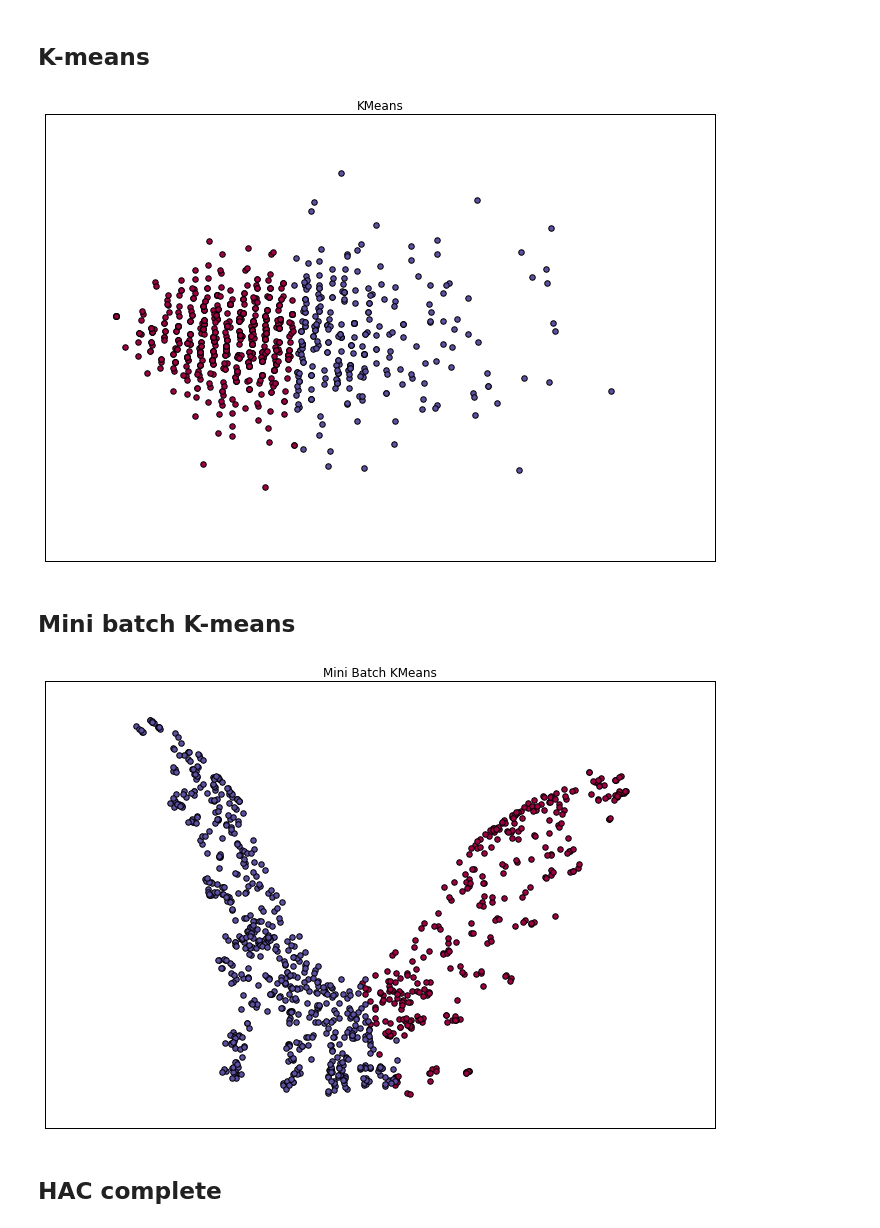
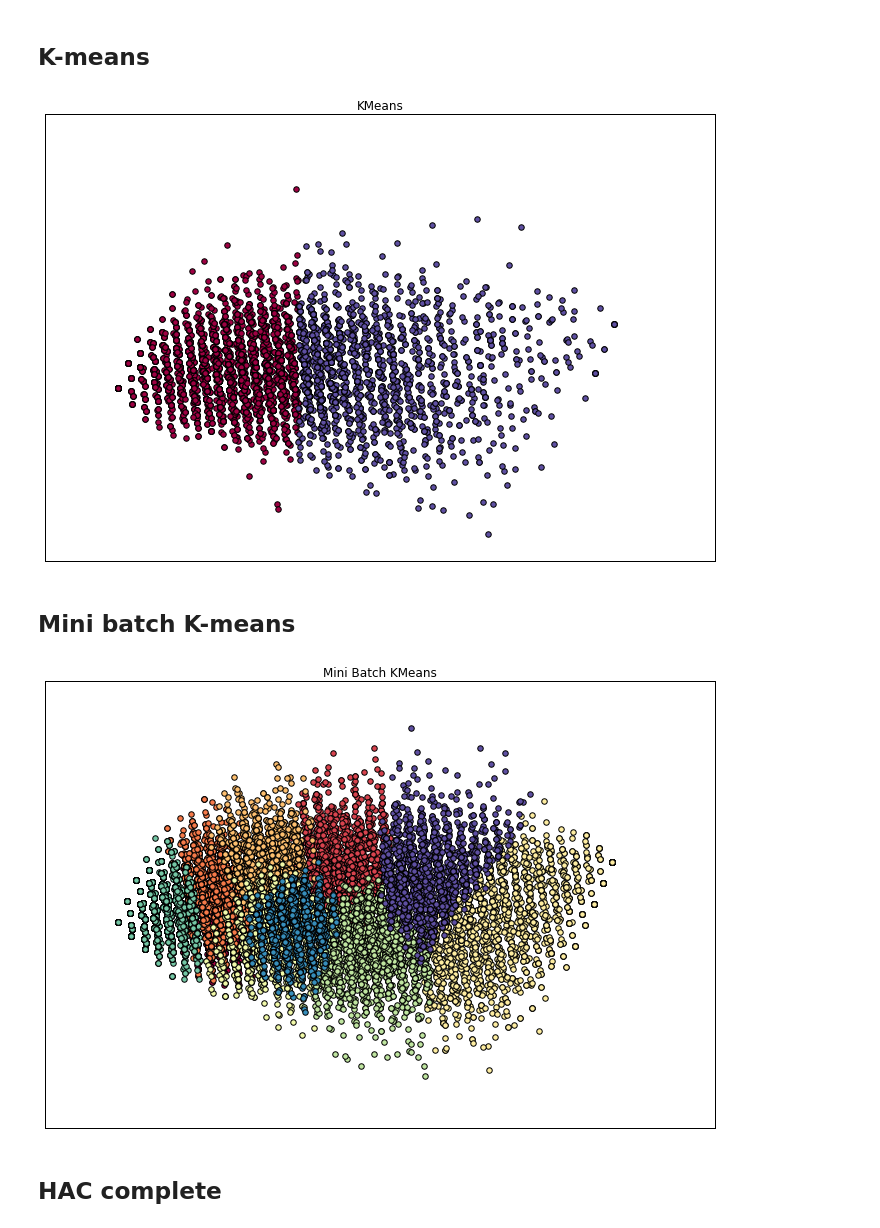
Before and after one commit to FMena14/Mineria1, a Jupyter notebook: Tarea1.ipynb, the cells around one changed output. Cells and saved outputs as stored; diff of their text form; code cells hidden in the pictures.

```diff
--- a/Tarea1.ipynb
+++ b/Tarea1.ipynb
@@ -42,7 +42,8 @@ Cantidad de nombres distribuidoras de cervezas distintas:  5743
 #transforma a categorico
 df["brewery_name"] = df["brewery_name"].astype('category')
 df["beer_style"] = df["beer_style"].astype('category')
-#df["beer_name"] = df["beer_name"].astype('category')
+df["beer_name"] = df["beer_name"].astype('category')
+df["review_profilename"] = df["review_profilename"].astype('category')
 
 df.info()
 
@@ -80,0 +86,22 @@ Describir el dataset con todo  lo descrito
+# %%
+#se toma una muestra  de tamanno N y explicar porque
+np.random.seed(4711)  # for repeatability of this
+df_sample = df.sample(1000)
+# %%
+#beer abv tiene nan
+df_sample['beer_abv'].fillna(0, inplace=True)
+
+columns = ['review_overall','review_aroma','review_appearance','review_palate','review_taste']
+           #'beer_abv'] # 'brewery_name','beer_style','review_profilename', 'beer_name','review_time'
+
+df_numericos = df_sample.ix[:,columns]
+X = df_numericos.as_matrix()
+from sklearn.preprocessing import StandardScaler
+X_std = StandardScaler().fit_transform(X)
+
+from sklearn import manifold
+#X_red = manifold.SpectralEmbedding(n_components=2).fit_transform(X_std)
+#X_red = manifold.TSNE(n_components=2).fit_transform(X_std)
+
+from sklearn.decomposition import PCA
+X_red = PCA(n_components=2).fit_transform(X_std)
@@ -89,13 +132,10 @@ from sklearn.cluster import KMeans
 k = 2
 #se ajusta kMeans aa los datos
 k_means = KMeans(init="random", n_clusters=k, n_init=10)
+#init = "k-means++"
+
 k_means.fit(X)
 
-from sklearn import manifold
-#se proyecta a dos dimensiones para presentar los cluster
-X_red = manifold.SpectralEmbedding(n_components=2).fit_transform(X)
-from sklearn.decomposition import PCA
-X_red = PCA(n_components=2).fit_transform(X)
 
 k_means_labels = k_means.labels_
 k_means_cluster_centers = k_means.cluster_centers_
@@ -112,7 +152,7 @@ plt.xticks(())
 plt.yticks(())
 plt.show()
 # %% [output]
-[figure, old version]
+[figure, new version]
 # %% [markdown]
 ## Mini batch K-means
 # %%
@@ -121,31 +161,33 @@ df_numericos = df.ix[:,['review_overall','review_aroma','review_appearance','rev
 X = df_numericos.as_matrix()
 # %%
 from sklearn.cluster import MiniBatchKMeans
-k = 2
+k = 10
 #se ajusta mini batch kMeans aa los datos
-k_means = MiniBatchKMeans(n_clusters=k, batch_size=10, random_state=10)
+k_means = MiniBatchKMeans(n_clusters=k, batch_size=100, random_state=10)
+#init : {‘k-means++’, ‘random’ or an ndarray}, default: ‘k-means++’
+
 k_means.fit(X)
 
 from sklearn import manifold
 #se proyecta a dos dimensiones para presentar los cluster
-X_red = manifold.SpectralEmbedding(n_components=2).fit_transform(X)
+#X_red = manifold.SpectralEmbedding(n_components=2).fit_transform(X)
 
-k_means_labels = k_means.labels_
+mini_k_means_labels = k_means.labels_
 k_means_cluster_centers = k_means.cluster_centers_
 
 #se grafica
 plt.figure(figsize=(12,8))
 plt.title('Mini Batch KMeans')
 cmap = plt.cm.get_cmap(name = "Spectral")
 mcolors = [cmap(i) for i in np.linspace(0,1,k)]
 for k, col in zip(range(k), mcolors):
-    my_members = k_means_labels == k
+    my_members = mini_k_means_labels == k
     plt.scatter(X_red[my_members, 0],X_red[my_members, 1],s=30,c=col)
 
 plt.xticks(())
 plt.yticks(())
 plt.show()
 # %% [output]
-[figure, old version]
+[figure, new version]
 # %% [markdown]
 ## HAC complete
```
Also changed, not shown: parts of 22 cells of this notebook.
